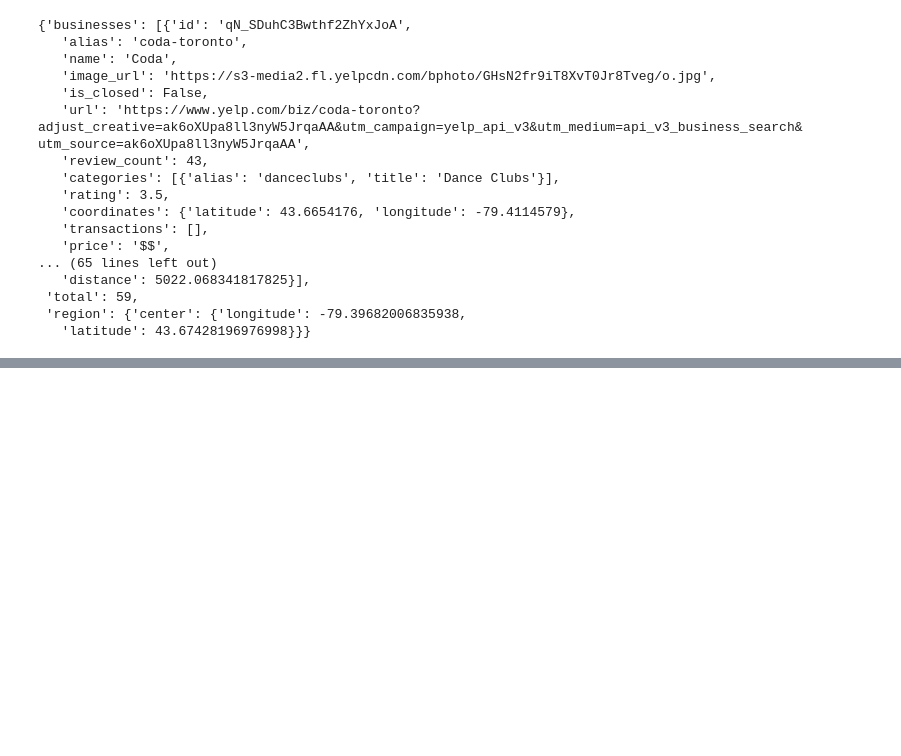
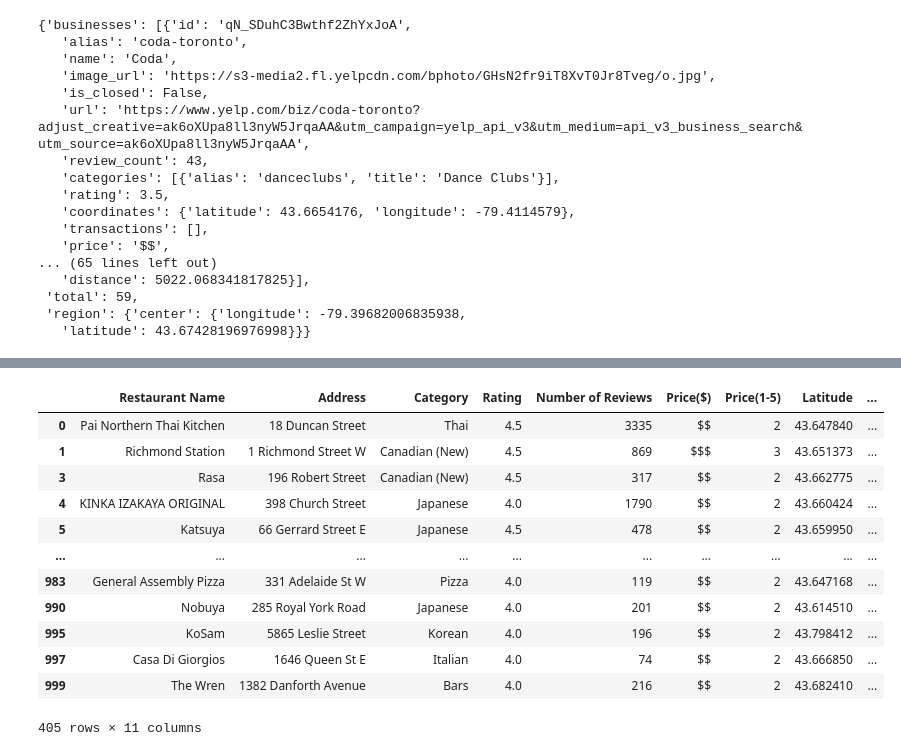
Before and after one commit to AlanDeng7/Module-7-Project1, a Jupyter notebook: Code_Sameer/Sameer.ipynb, the cells around one changed output, grey strips where cells are left out. Saved outputs shown, nothing was run; the diff lists cells and outputs as text; code cells hidden in the pictures; blank space fills up the shorter version.

```diff
--- a/Code_Sameer/Sameer.ipynb
+++ b/Code_Sameer/Sameer.ipynb
@@ -108,0 +215,24 @@ Querying https://api.yelp.com/v3/businesses/search ...
+# %%
+tor_df_1 = toronto_df.loc[(toronto_df['Category'].isin(tor_category_df_red)) & (toronto_df['Number of Reviews'] > 10), :]
+
+dict = tor_df_1.groupby('Category').sum()['Number of Reviews']
+
+tor_df_1['Total Cat Ratings'] = tor_df_1['Category'].map(dict)
+
+tor_df_1['Weighted Rating'] = ''
+
+tor_df_1
+# %% [output]
+|  | Restaurant Name | Address | Category | Rating | Number of Reviews | Price($) | Price(1-5) | Latitude | ... |
+| 0 | Pai Northern Thai Kitchen | 18 Duncan Street | Thai | 4.5 | 3335 | $$ | 2 | 43.647840 | ... |
+| 1 | Richmond Station | 1 Richmond Street W | Canadian (New) | 4.5 | 869 | $$$ | 3 | 43.651373 | ... |
+| 3 | Rasa | 196 Robert Street | Canadian (New) | 4.5 | 317 | $$ | 2 | 43.662775 | ... |
+| 4 | KINKA IZAKAYA ORIGINAL | 398 Church Street | Japanese | 4.0 | 1790 | $$ | 2 | 43.660424 | ... |
+| 5 | Katsuya | 66 Gerrard Street E | Japanese | 4.5 | 478 | $$ | 2 | 43.659950 | ... |
+| ... | ... | ... | ... | ... | ... | ... | ... | ... | ... |
+| 983 | General Assembly Pizza | 331 Adelaide St W | Pizza | 4.0 | 119 | $$ | 2 | 43.647168 | ... |
+| 990 | Nobuya | 285 Royal York Road | Japanese | 4.0 | 201 | $$ | 2 | 43.614510 | ... |
+| 995 | KoSam | 5865 Leslie Street | Korean | 4.0 | 196 | $$ | 2 | 43.798412 | ... |
+| 997 | Casa Di Giorgios | 1646 Queen St E | Italian | 4.0 | 74 | $$ | 2 | 43.666850 | ... |
+| 999 | The Wren | 1382 Danforth Avenue | Bars | 4.0 | 216 | $$ | 2 | 43.682410 | ... |
+405 rows × 11 columns
```
Also changed, not shown: parts of 14 cells of this notebook.
